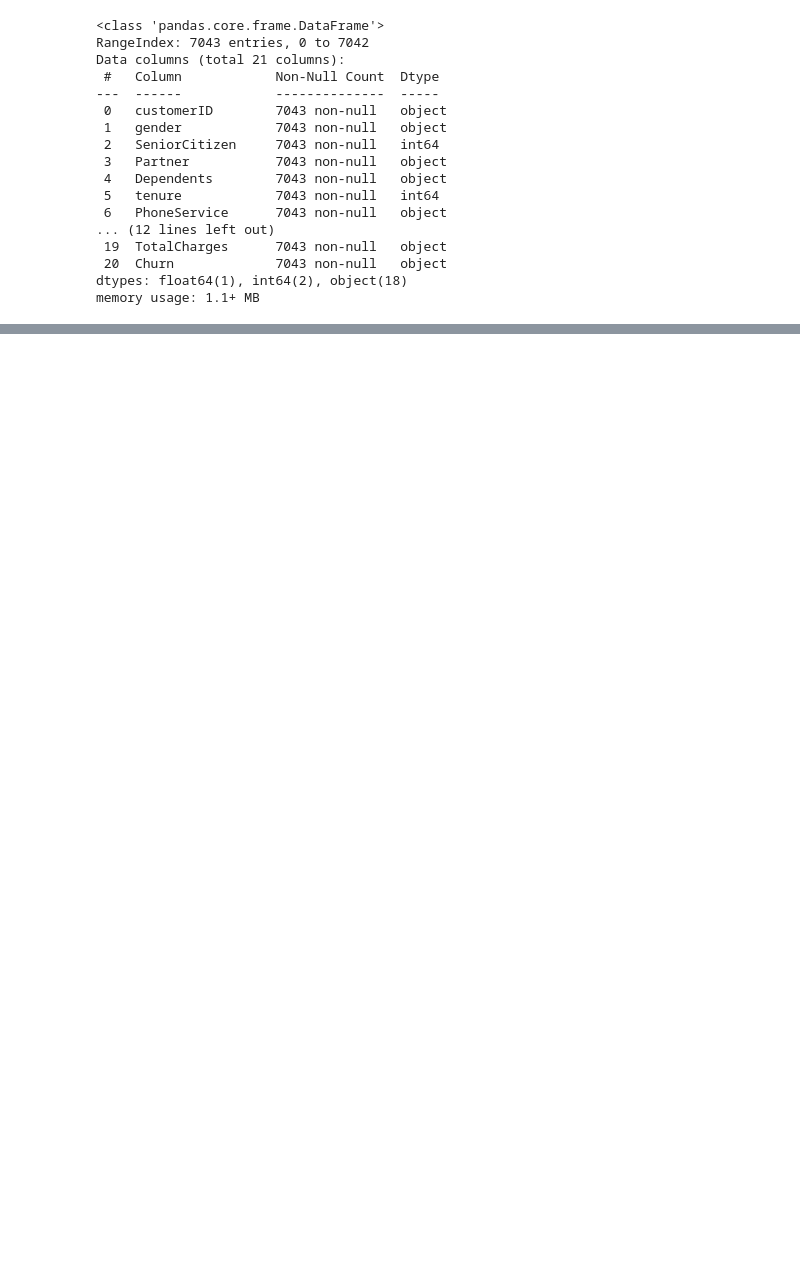
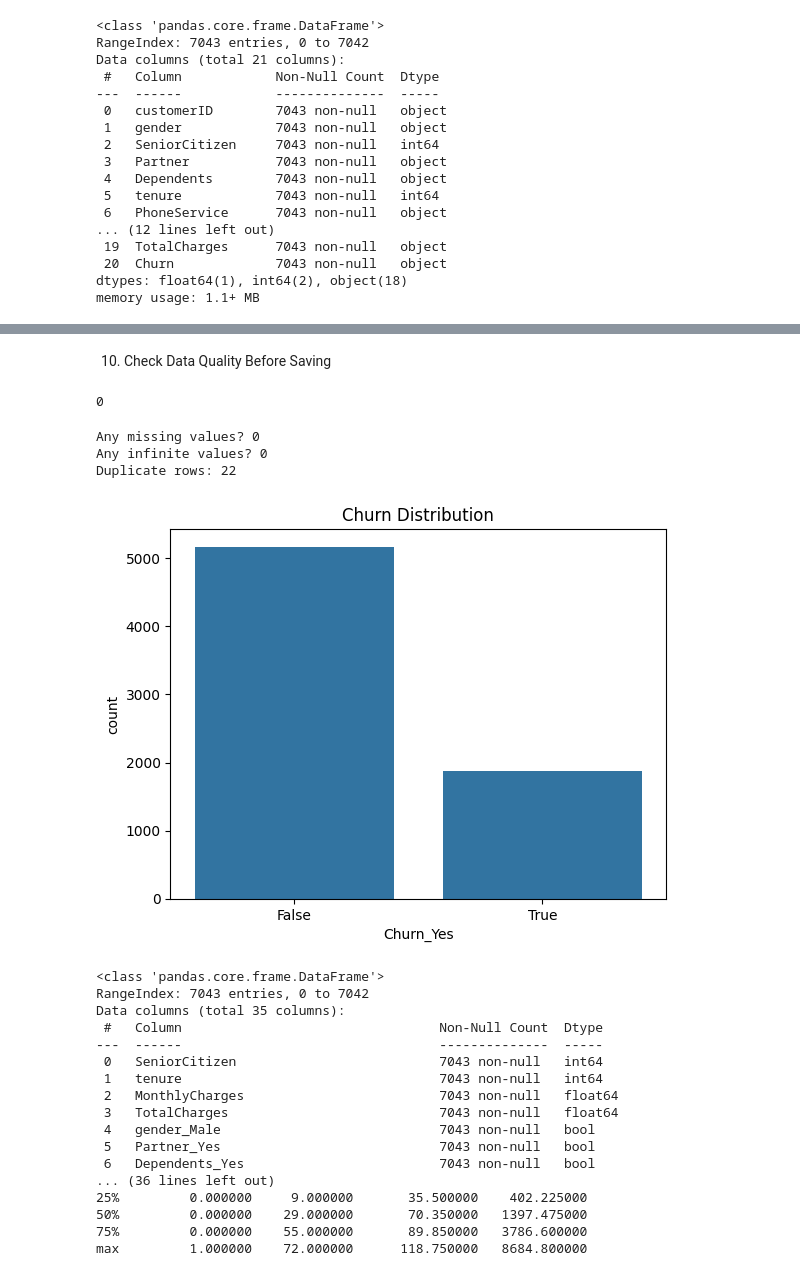
Before and after one commit to tundeadekunles1/Predicting-Customer-Churn-in-Telecom, a Jupyter notebook: Predicting_Customer_Churn_in_Telecom.ipynb, the cells around one changed output, grey strips where cells are left out. Drawn from its saved outputs; the diff is of its cells as text; code cells hidden in the pictures; blank space fills up the shorter version.

```diff
--- a/Predicting_Customer_Churn_in_Telecom.ipynb
+++ b/Predicting_Customer_Churn_in_Telecom.ipynb
@@ -107,0 +100,7 @@ df.describe()
+# %%
+df['TotalCharges'] = pd.to_numeric(df['TotalCharges'], errors='coerce')
+print(df['TotalCharges'].isnull().sum())  # Show number of missing values
+
+# Fill missing 'TotalCharges' with median value
+df['TotalCharges'].fillna(df['TotalCharges'].median(), inplace=True)
+print(df['TotalCharges'].isnull().sum())  # Confirm no missing values remain
@@ -107,0 +135,2 @@ df.describe()
+# %%
+df = df.drop(columns=['customerID']) #customerID is unique for each person and not useful for predicting churn. Removing it prevents model overfitting to IDs and reduces dataset clutter.
@@ -107,0 +159,6 @@ df.describe()
+# %%
+# Create tenure bins to group customers by how long they've stayed
+bins = [-1, 12, 24, 48, 72, 80]
+labels = ['0-1yr', '1-2yrs', '2-4yrs', '4-6yrs', '6yrs+']
+df['tenure_group'] = pd.cut(df['tenure'], bins=bins, labels=labels)
+df['tenure_group']
@@ -107,0 +182,4 @@ df.describe()
+# %%
+df_encoded = pd.get_dummies(df, drop_first=True) #encoding converts categories into columns of 0s and 1s so algorithms can use the info.
+print(df_encoded.head())
+print(df_encoded.shape)
@@ -107,0 +204,40 @@ df.describe()
+# %% [markdown]
+10. Check Data Quality Before Saving
+# %%
+print(df_encoded.isnull().sum().sum())  # Should be 0
+output_path = "../data/processed/telco_cleaned.csv"
+df_encoded.to_csv(output_path, index=False)
+# %% [output]
+0
+# %%
+print("Any missing values?", df_encoded.isnull().sum().sum())  # Should be 0
+# Check for infinite values only in numeric columns
+print("Any infinite values?", np.isinf(df_encoded.select_dtypes(include=np.number)).sum().sum())  # Should be 0
+print("Duplicate rows:", df_encoded.duplicated().sum())# check for duplicates
+sns.countplot(x='Churn_Yes', data=df_encoded)
+plt.title('Churn Distribution')
+plt.show() #target variable balance
+print(df_encoded.info())
+print(df_encoded.describe()) #check final data information
+# %% [output]
+Any missing values? 0
+Any infinite values? 0
+Duplicate rows: 22
+[figure, added]
+<class 'pandas.core.frame.DataFrame'>
+RangeIndex: 7043 entries, 0 to 7042
+Data columns (total 35 columns):
+ #   Column                                 Non-Null Count  Dtype
+---  ------                                 --------------  -----
+ 0   SeniorCitizen                          7043 non-null   int64
+ 1   tenure                                 7043 non-null   int64
+ 2   MonthlyCharges                         7043 non-null   float64
+ 3   TotalCharges                           7043 non-null   float64
+ 4   gender_Male                            7043 non-null   bool
+ 5   Partner_Yes                            7043 non-null   bool
+ 6   Dependents_Yes                         7043 non-null   bool
+... (36 lines left out)
+25%         0.000000     9.000000       35.500000    402.225000
+50%         0.000000    29.000000       70.350000   1397.475000
+75%         0.000000    55.000000       89.850000   3786.600000
+max         1.000000    72.000000      118.750000   8684.800000
```
Also changed, not shown: parts of 61 cells of this notebook.
